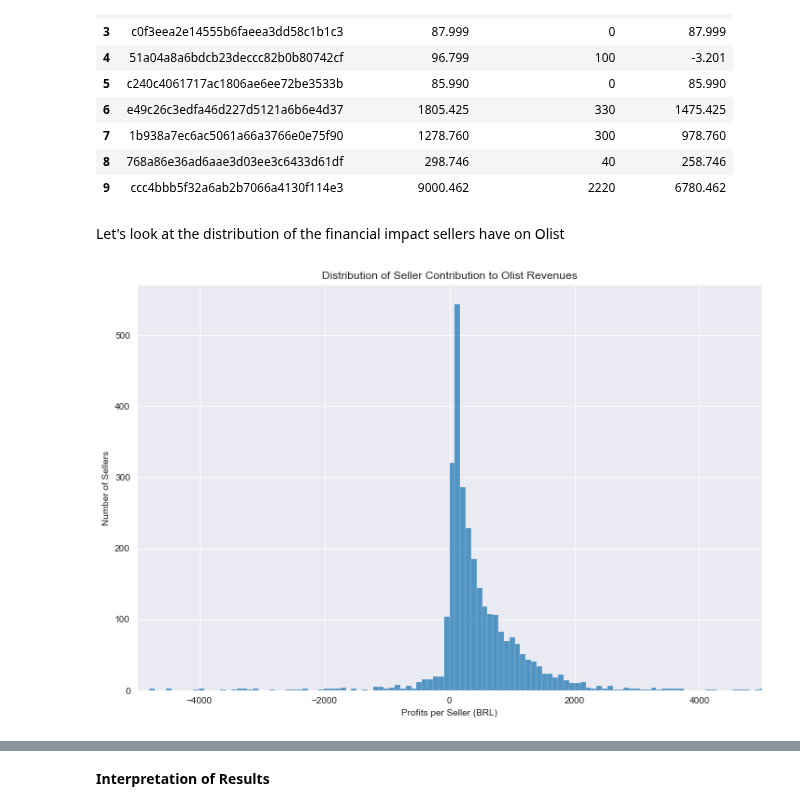
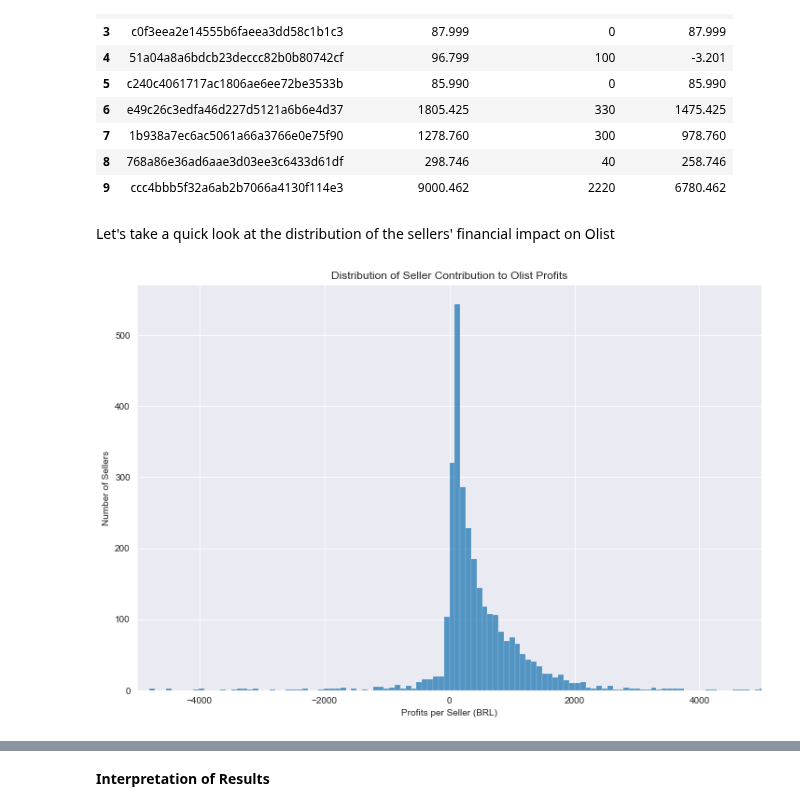
Before and after one commit to phlln/olist-analysis, a Jupyter notebook: notebooks/ceo_request-Phil-UPDATED.ipynb, the cells around one changed output, grey strips where cells are left out. Saved outputs shown, nothing was run; the diff lists cells and outputs as text; code cells hidden in the pictures.

```diff
--- a/notebooks/ceo_request-Phil-UPDATED.ipynb
+++ b/notebooks/ceo_request-Phil-UPDATED.ipynb
@@ -195,14 +154,15 @@ sellers[['seller_id', 'revenue_per_seller', 'review_cost_per_seller', 'profit_pe
 | 8 | 768a86e36ad6aae3d03ee3c6433d61df | 298.746 | 40 | 258.746 |
 | 9 | ccc4bbb5f32a6ab2b7066a4130f114e3 | 9000.462 | 2220 | 6780.462 |
 # %% [markdown]
-Let's look at the distribution of the financial impact sellers have on Olist
+Let's take a quick look at the distribution of the sellers' financial impact on Olist
 # %%
+# Plot histogram of sellers' financial impact
 plt.figure(figsize=(12,8))
 sns.set_style('darkgrid')
 ax = sns.histplot(sellers.profit_per_seller)
 ax.set_xlim(xmin=-5000, xmax=5000)
 ax.set_xlabel('Profits per Seller (BRL)')
 ax.set_ylabel('Number of Sellers')
-ax.set_title('Distribution of Seller Contribution to Olist Revenues');
+ax.set_title('Distribution of Seller Contribution to Olist Profits');
 # %% [output]
-[figure, old version]
+[figure, new version]
```
Also changed, not shown: parts of 39 cells of this notebook.
